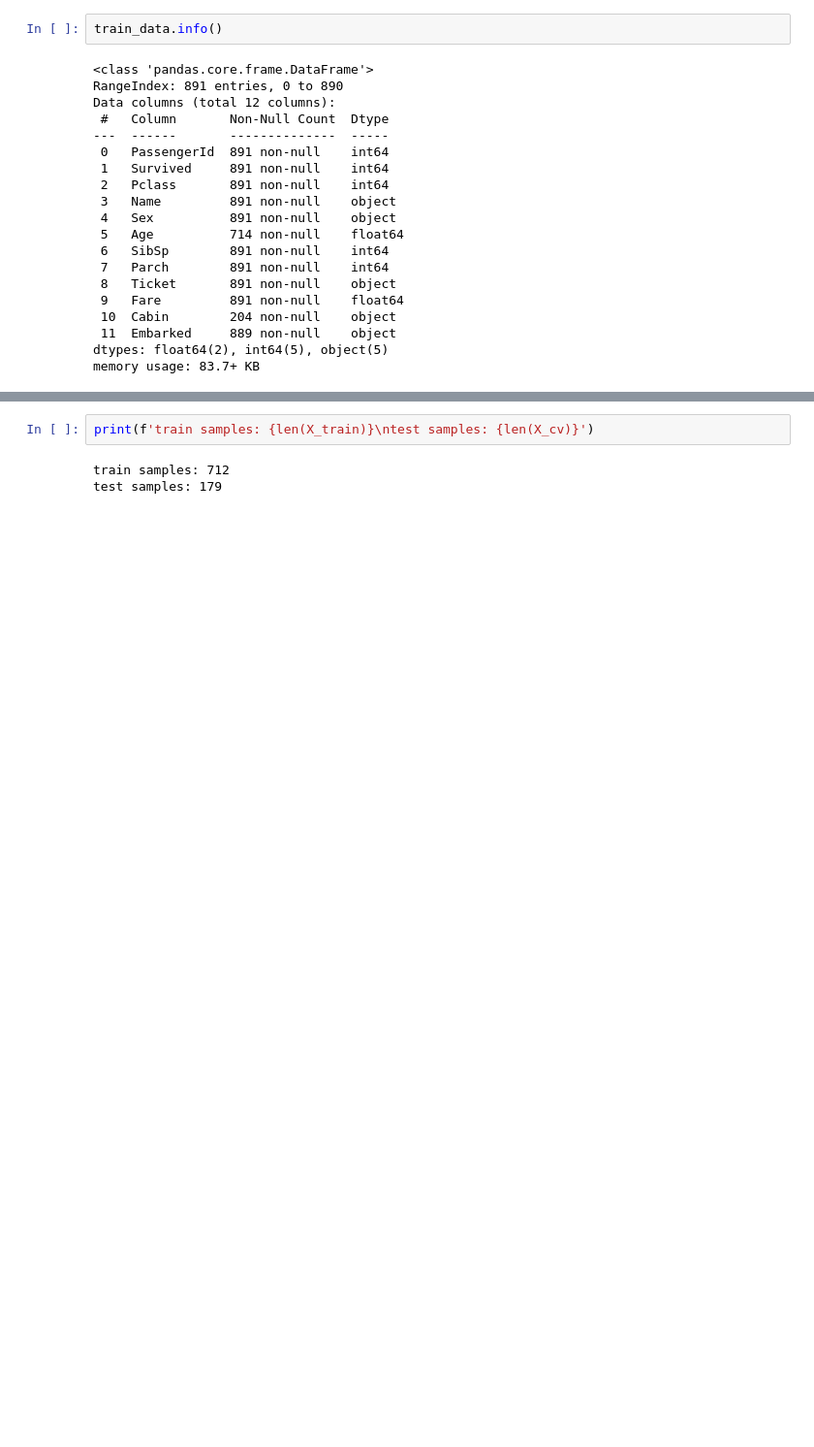
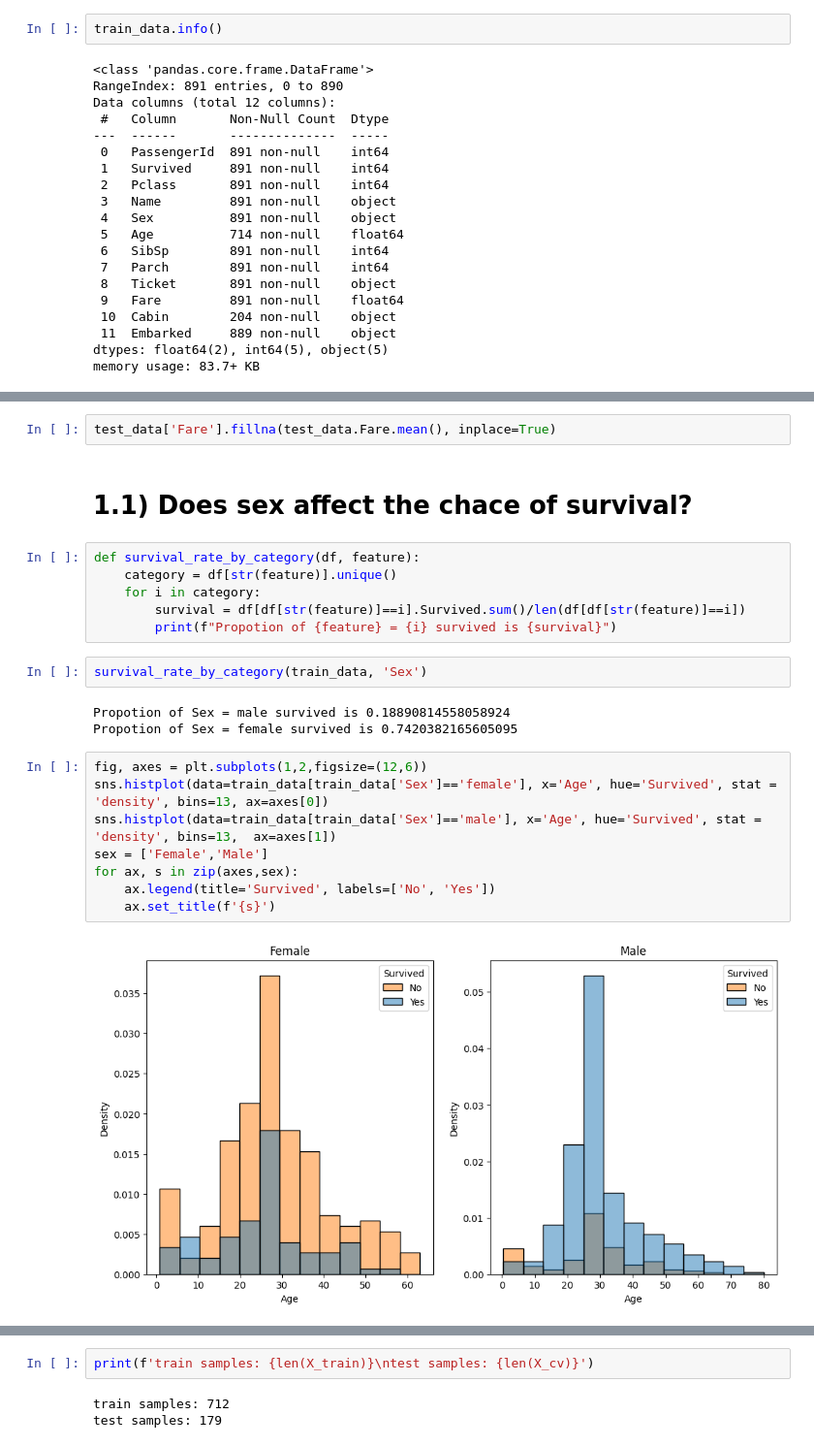
Before and after one commit to omarxz/data_science_projects, a Jupyter notebook: pandas_tensorFlow_scikit-learn/1_titanic/random_forest_approach.ipynb, the cells around one changed output, grey strips where cells are left out. Shown: that part at 97% size. Saved outputs shown, nothing was run; the diff lists cells and outputs as text; blank space fills up the shorter version.

```diff
--- a/pandas_tensorFlow_scikit-learn/1_titanic/random_forest_approach.ipynb
+++ b/pandas_tensorFlow_scikit-learn/1_titanic/random_forest_approach.ipynb
@@ -80,0 +154,25 @@ dtype: int64
+# %%
+test_data['Fare'].fillna(test_data.Fare.mean(), inplace=True)
+# %% [markdown]
+# 1.1) Does sex affect the chace of survival?
+# %%
+def survival_rate_by_category(df, feature):
+    category = df[str(feature)].unique()
+    for i in category:
+        survival = df[df[str(feature)]==i].Survived.sum()/len(df[df[str(feature)]==i])
+        print(f"Propotion of {feature} = {i} survived is {survival}")
+# %%
+survival_rate_by_category(train_data, 'Sex')
+# %% [output]
+Propotion of Sex = male survived is 0.18890814558058924
+Propotion of Sex = female survived is 0.7420382165605095
+# %%
+fig, axes = plt.subplots(1,2,figsize=(12,6))
+sns.histplot(data=train_data[train_data['Sex']=='female'], x='Age', hue='Survived', stat = 'density', bins=13, ax=axes[0])
+sns.histplot(data=train_data[train_data['Sex']=='male'], x='Age', hue='Survived', stat = 'density', bins=13,  ax=axes[1])
+sex = ['Female','Male']
+for ax, s in zip(axes,sex):
+    ax.legend(title='Survived', labels=['No', 'Yes'])
+    ax.set_title(f'{s}')
+# %% [output]
+[figure, added]
```
Also changed, not shown: parts of 68 cells of this notebook, 1 other file.
